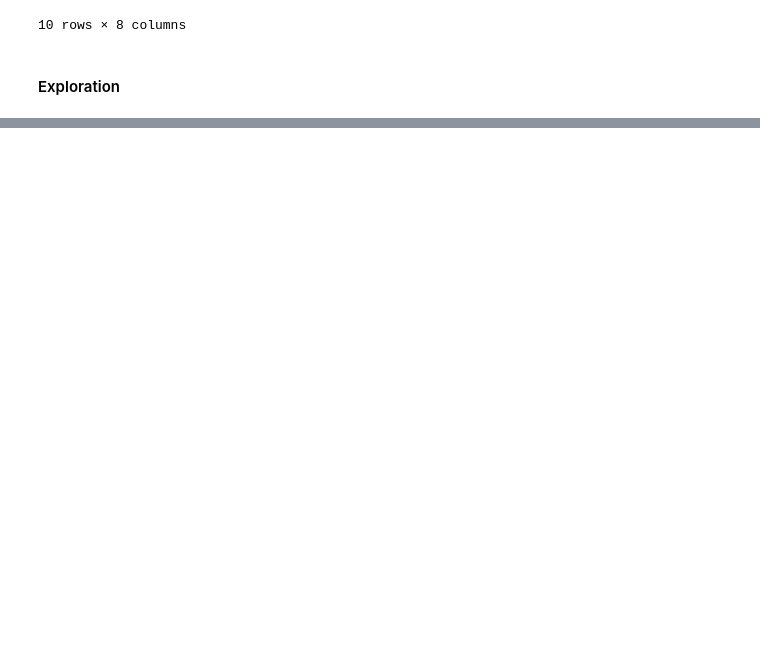
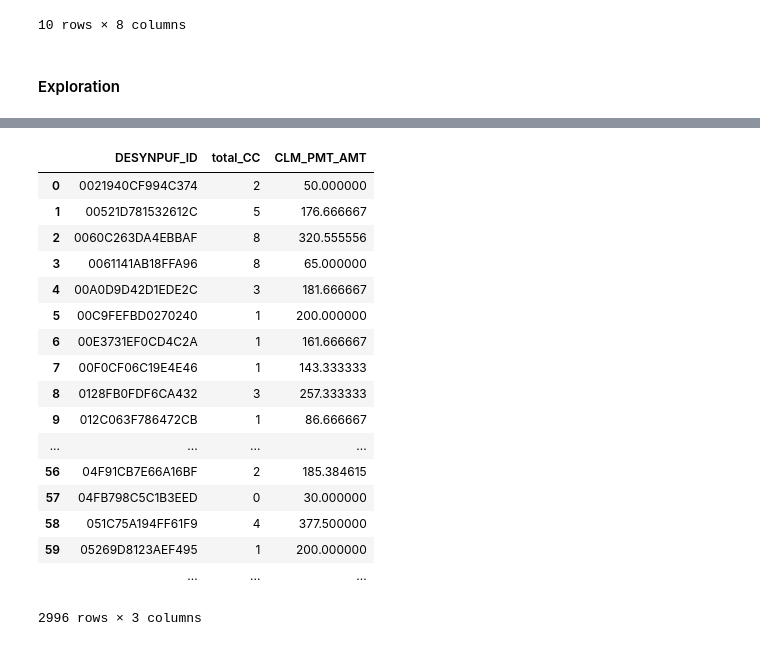
Before and after one commit to krl22785/infoViz, a Jupyter notebook: health_data_exploration.ipynb, the cells around one changed output, grey strips where cells are left out. Drawn from its saved outputs; the diff is of its cells as text; code cells hidden in the pictures; blank space fills up the shorter version.

```diff
--- a/health_data_exploration.ipynb
+++ b/health_data_exploration.ipynb
@@ -180,0 +211,21 @@ inp_claims[inp_claims['DESYNPUF_ID'] == '00016F745862898F']
+# %%
+test1
+# %% [output]
+|  | DESYNPUF_ID | total_CC | CLM_PMT_AMT |
+| 0 | 0021940CF994C374 | 2 | 50.000000 |
+| 1 | 00521D781532612C | 5 | 176.666667 |
+| 2 | 0060C263DA4EBBAF | 8 | 320.555556 |
+| 3 | 0061141AB18FFA96 | 8 | 65.000000 |
+| 4 | 00A0D9D42D1EDE2C | 3 | 181.666667 |
+| 5 | 00C9FEFBD0270240 | 1 | 200.000000 |
+| 6 | 00E3731EF0CD4C2A | 1 | 161.666667 |
+| 7 | 00F0CF06C19E4E46 | 1 | 143.333333 |
+| 8 | 0128FB0FDF6CA432 | 3 | 257.333333 |
+| 9 | 012C063F786472CB | 1 | 86.666667 |
+| ... | ... | ... | ... |
+| 56 | 04F91CB7E66A16BF | 2 | 185.384615 |
+| 57 | 04FB798C5C1B3EED | 0 | 30.000000 |
+| 58 | 051C75A194FF61F9 | 4 | 377.500000 |
+| 59 | 05269D8123AEF495 | 1 | 200.000000 |
+|  | ... | ... | ... |
+2996 rows × 3 columns
```
Also changed, not shown: parts of 23 cells of this notebook.
